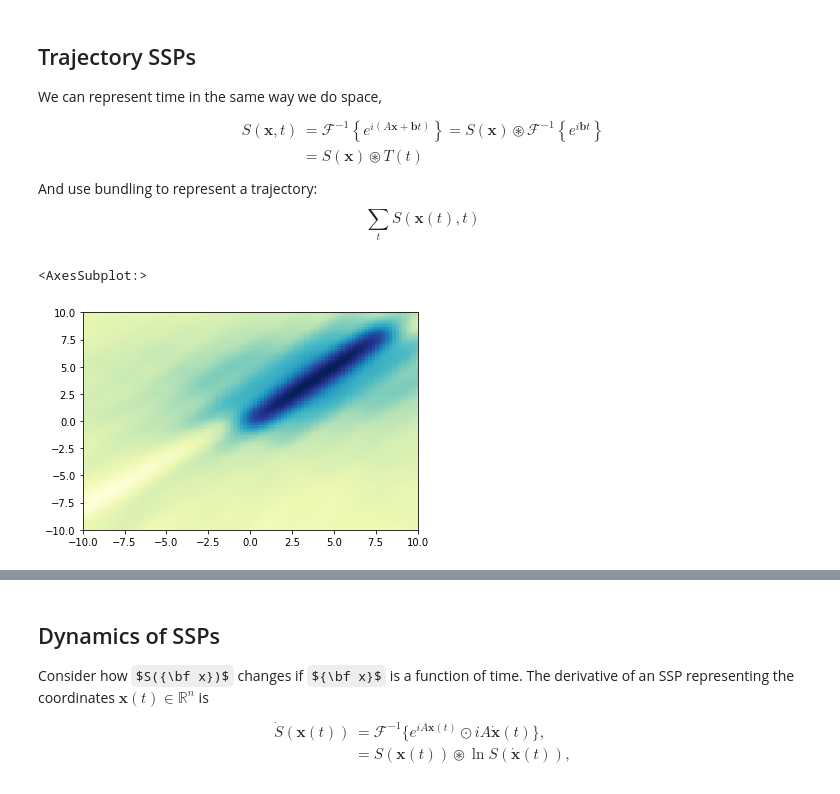
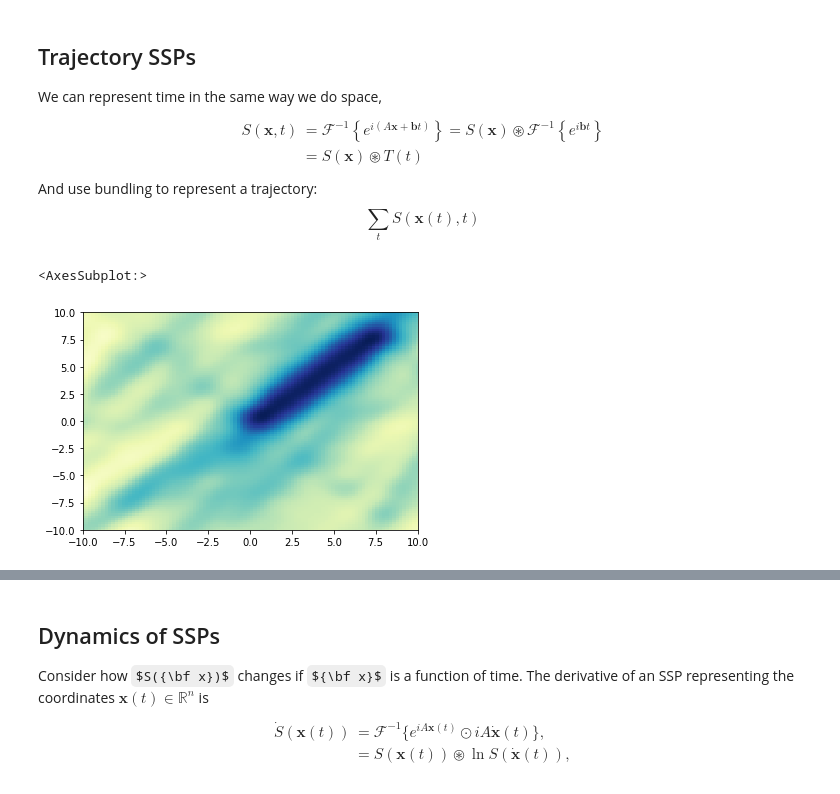
Before and after one commit to nsdumont/SSP-trajectories, a Jupyter notebook: Intro to SSPs.ipynb, the cells around one changed output, grey strips where cells are left out. Cells and saved outputs as stored; diff of their text form; code cells hidden in the pictures; some formulas as TeX source.

```diff
--- a/Intro to SSPs.ipynb
+++ b/Intro to SSPs.ipynb
@@ -81,25 +81,25 @@ And use bundling to represent a trajectory:
 $$  \sum_t S(\mathbf{x}(t),t)  $$
 # %%
 bounds = 10*np.array([[-1,1],[-1,1],[0,1]])
-full_ssp_space = HexagonalSSPSpace(3,ssp_dim=500,
+full_ssp_space = HexagonalSSPSpace(3,ssp_dim=300,
                  scale_min=0.1, scale_max=3.1,
                  domain_bounds=bounds, length_scale=1)
 
 ssp_space = SSPSpace(2,ssp_dim=full_ssp_space.ssp_dim,
                  axis_matrix = full_ssp_space.axis_matrix[:,0:2],
                  domain_bounds=bounds[:2,:], length_scale=1)
 
 ssp_time = SSPSpace(1,ssp_dim=full_ssp_space.ssp_dim,
                  axis_matrix = np.atleast_2d(full_ssp_space.axis_matrix[:,2]).T,
                  domain_bounds=np.atleast_2d(bounds[2,:]), length_scale=1)
 
 timesteps = np.arange(0, 5, 0.4)
 path = np.vstack([np.linspace(0,8,len(timesteps)), np.linspace(0,8,len(timesteps))]).T
 
 path_ssp = np.sum(ssp_space.encode(path),axis=0)
 timesteps_ssp = ssp_time.encode(timesteps.reshape(-1,1))
 traj_ssp = np.sum(full_ssp_space.encode(np.hstack([path,timesteps.reshape(-1,1)])),axis=0)
 ssp_space.similarity_plot(path_ssp)
 # %% [output]
 <AxesSubplot:>
-[figure, old version]
+[figure, new version]
```
Also changed, not shown: parts of 6 cells of this notebook, 1 other file.
